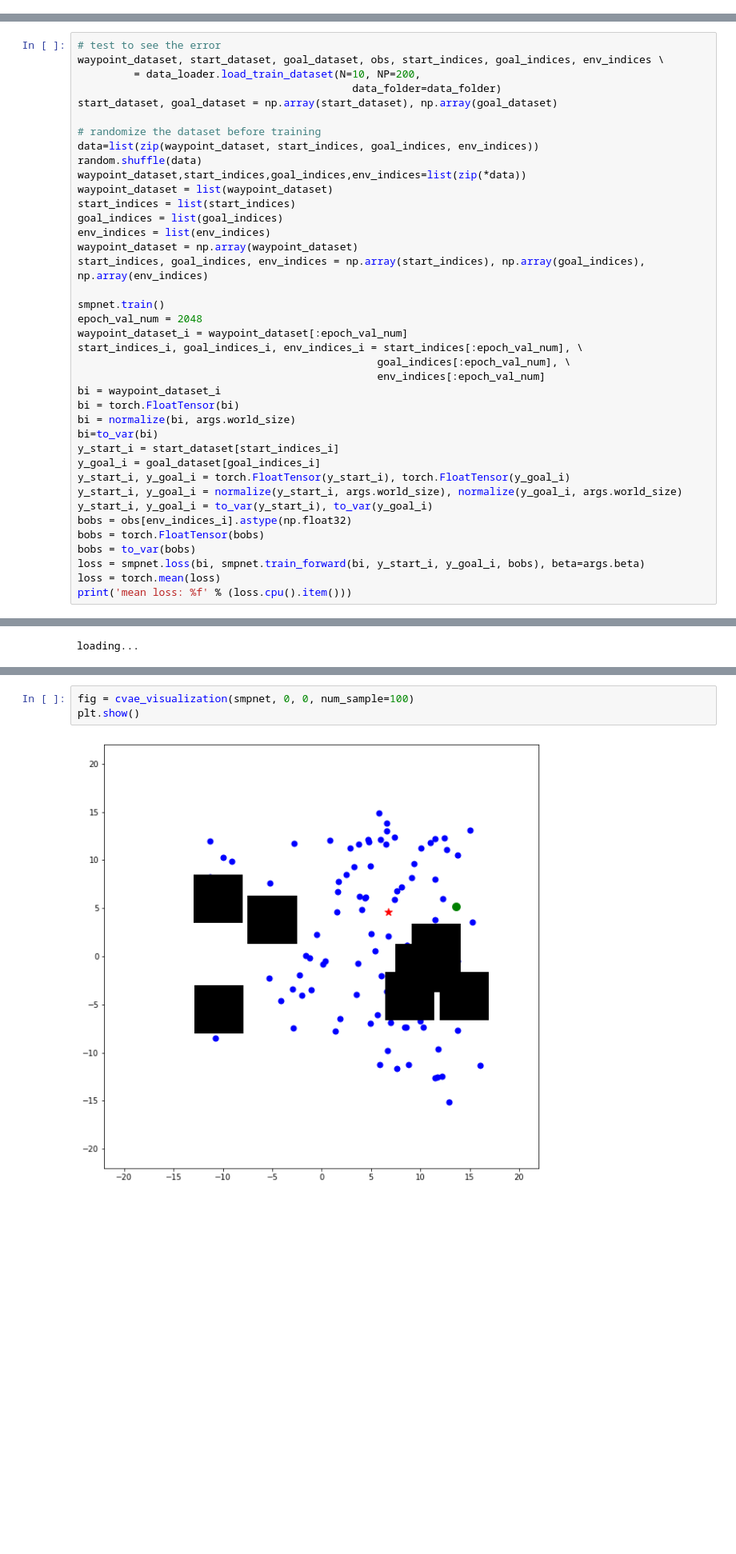
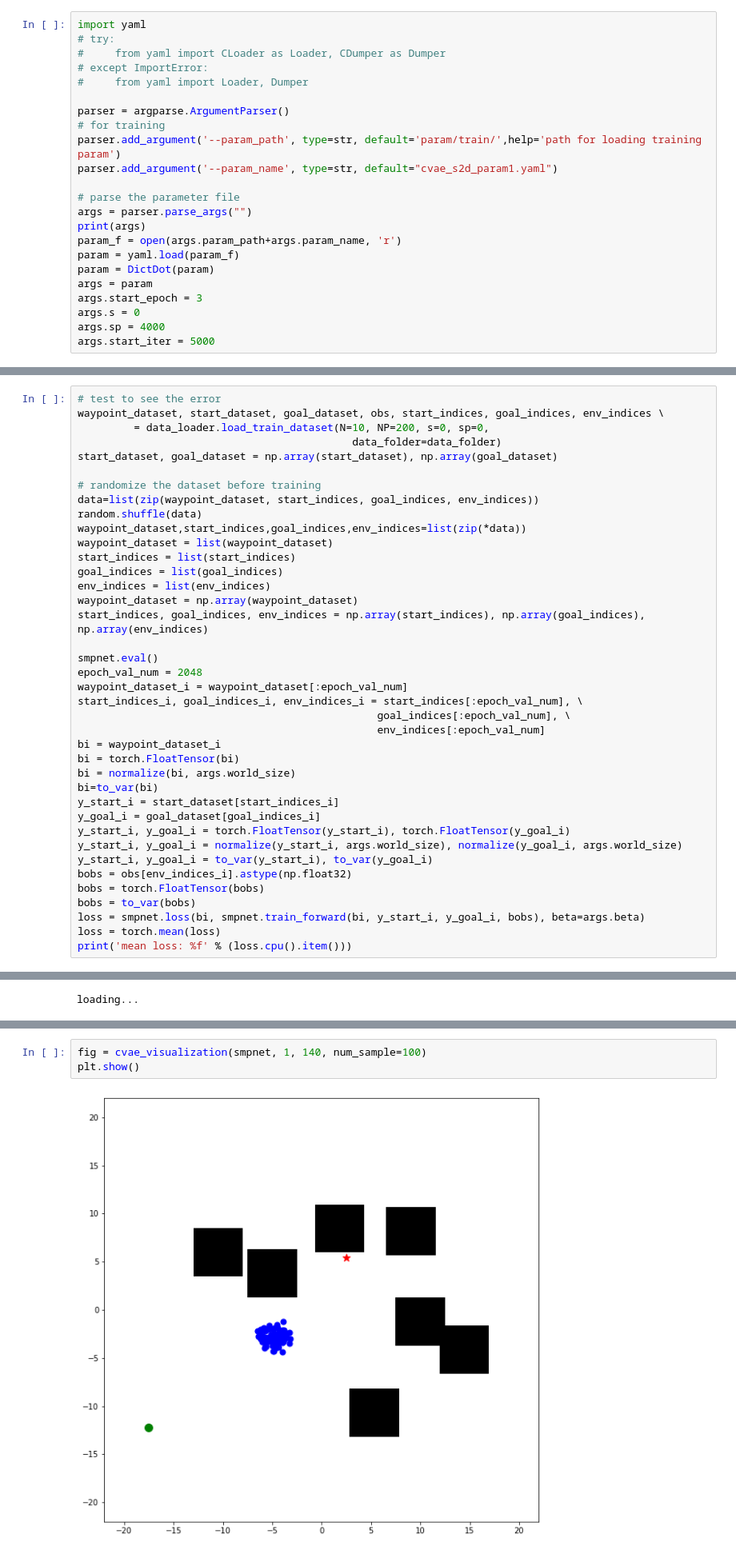
Before and after one commit to MiaoDragon/CSE535-Learning-Based-Motion-Planning-Using-Conditional-Variational-Autoencoder, a Jupyter notebook: cvae-planning/s2d_visualization.ipynb, the cells around one changed output, grey strips where cells are left out. Shown at 80% size. Saved outputs shown, nothing was run; the diff lists cells and outputs as text; blank space fills up the shorter version.

Commit message:
added better parameterization

```diff
--- a/cvae-planning/s2d_visualization.ipynb
+++ b/cvae-planning/s2d_visualization.ipynb
@@ -55,0 +22,23 @@ args = parser.parse_args("")
+# %%
+import yaml
+# try:
+#     from yaml import CLoader as Loader, CDumper as Dumper
+# except ImportError:
+#     from yaml import Loader, Dumper
+
+parser = argparse.ArgumentParser()
+# for training
+parser.add_argument('--param_path', type=str, default='param/train/',help='path for loading training param')
+parser.add_argument('--param_name', type=str, default="cvae_s2d_param1.yaml")
+
+# parse the parameter file
+args = parser.parse_args("")
+print(args)
+param_f = open(args.param_path+args.param_name, 'r')
+param = yaml.load(param_f)
+param = DictDot(param)
+args = param
+args.start_epoch = 3
+args.s = 0
+args.sp = 4000
+args.start_iter = 5000
@@ -111,7 +98,7 @@ length of the output of one encoder
 # %%
 # test to see the error
 waypoint_dataset, start_dataset, goal_dataset, obs, start_indices, goal_indices, env_indices \
-         = data_loader.load_train_dataset(N=10, NP=200,
+         = data_loader.load_train_dataset(N=10, NP=200, s=0, sp=0,
                                             data_folder=data_folder)
 start_dataset, goal_dataset = np.array(start_dataset), np.array(goal_dataset)
 
@@ -126,7 +113,7 @@ env_indices = list(env_indices)
 waypoint_dataset = np.array(waypoint_dataset)
 start_indices, goal_indices, env_indices = np.array(start_indices), np.array(goal_indices), np.array(env_indices)
 
-smpnet.train()
+smpnet.eval()
 epoch_val_num = 2048
 waypoint_dataset_i = waypoint_dataset[:epoch_val_num]
 start_indices_i, goal_indices_i, env_indices_i = start_indices[:epoch_val_num], \
@@ -209,10 +271,10 @@ def cvae_visualization(smpnet, obs_idx, path_idx, num_sample=10):
     ax.scatter(samples[:,0], samples[:,1], c='blue', s=50.)
     return fig
 # %%
-fig = cvae_visualization(smpnet, 0, 0, num_sample=100)
+fig = cvae_visualization(smpnet, 1, 140, num_sample=100)
 plt.show()
 # %% [output]
-[figure, old version]
+[figure, new version]
 # %%
 print(path_lengths)
 # %% [output]
```
Also changed, not shown: parts of 9 cells of this notebook, 7 other files.
